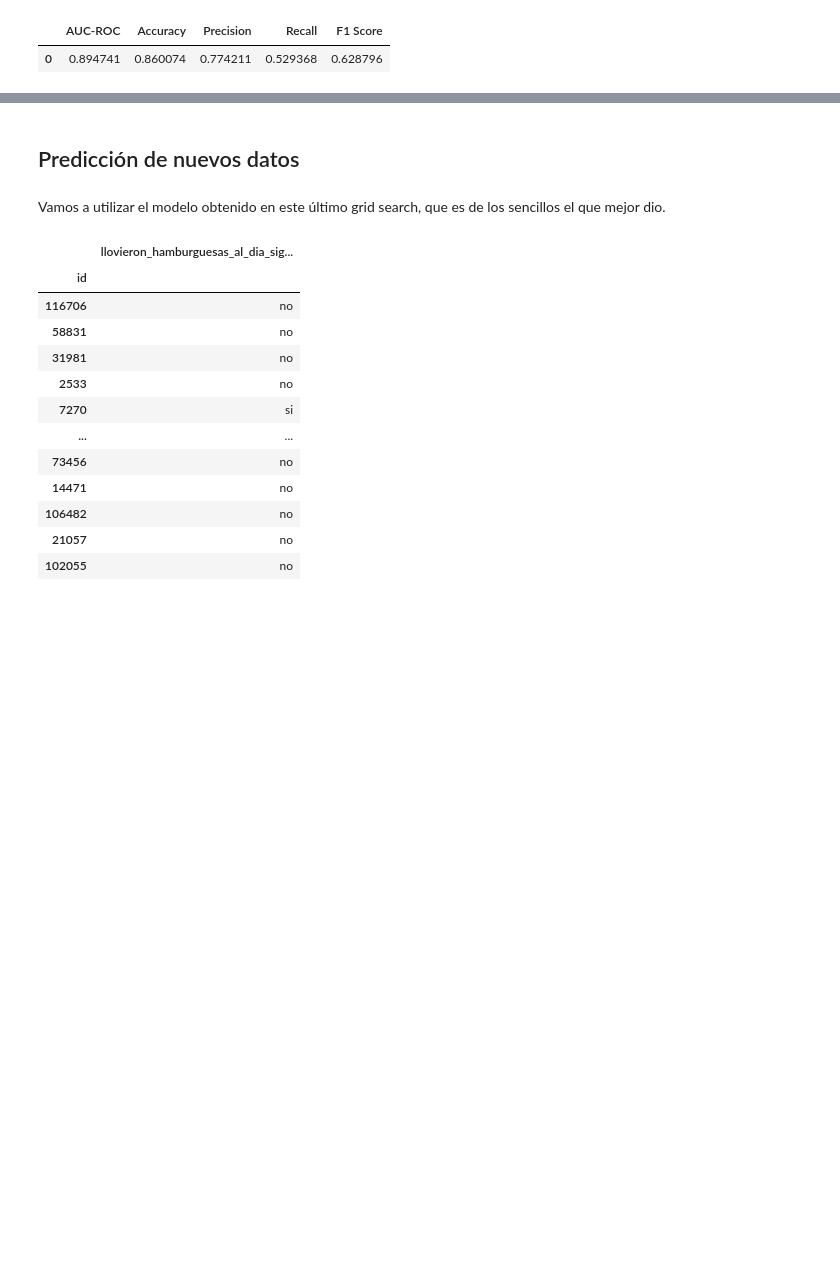
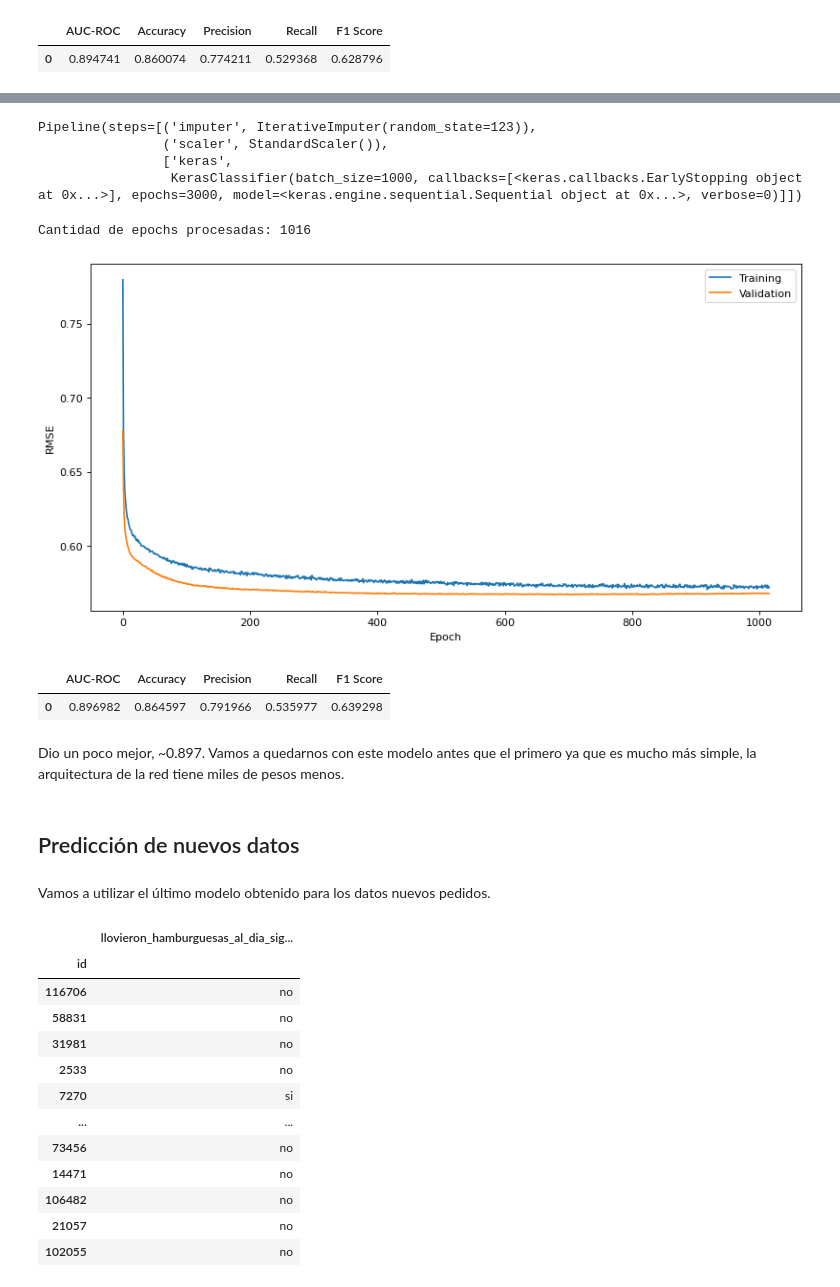
Before and after one commit to fdelu/orga-de-datos, a Jupyter notebook: parte_2/NeuralNetwork.ipynb, the cells around one changed output, grey strips where cells are left out. Saved outputs shown, nothing was run; the diff lists cells and outputs as text; code cells hidden in the pictures; blank space fills up the shorter version.

```diff
--- a/parte_2/NeuralNetwork.ipynb
+++ b/parte_2/NeuralNetwork.ipynb
@@ -565,7 +606,30 @@ El AUC dio muy similar a los anteriores (en este caso, ~0.895), un poco peor que
+# %%
+pipe.fit(X_train, Y_train, keras__validation_data=(X_test_mod, Y_test))
+# %% [output]
+Pipeline(steps=[('imputer', IterativeImputer(random_state=123)),
+                ('scaler', StandardScaler()),
+                ['keras',
+                 KerasClassifier(batch_size=1000, callbacks=[<keras.callbacks.EarlyStopping object at 0x...>], epochs=3000, model=<keras.engine.sequential.Sequential object at 0x...>, verbose=0)]])
+# %%
+history = pipe.named_steps['keras'].history_
+print(f"Cantidad de epochs procesadas: {len(history['loss'])}")
+# %% [output]
+Cantidad de epochs procesadas: 1016
+# %%
+plot_rmse(history)
+# %% [output]
+[figure, added]
+# %%
+metrics_table(pipe, X_test, Y_test)
+# %% [output]
+|  | AUC-ROC | Accuracy | Precision | Recall | F1 Score |
+| 0 | 0.896982 | 0.864597 | 0.791966 | 0.535977 | 0.639298 |
+# %% [markdown]
+Dio un poco mejor, ~0.897. Vamos a quedarnos con este modelo antes que el primero ya que es mucho más simple, la arquitectura de la red tiene miles de pesos menos.
 # %% [markdown]
 ## Predicción de nuevos datos
 # %% [markdown]
-Vamos a utilizar el modelo obtenido en este último grid search, que es de los sencillos el que mejor dio.
+Vamos a utilizar el último modelo obtenido para los datos nuevos pedidos.
 # %%
 initialize_dataset()
 
```
Also changed, not shown: parts of 31 cells of this notebook, 1 other file.
